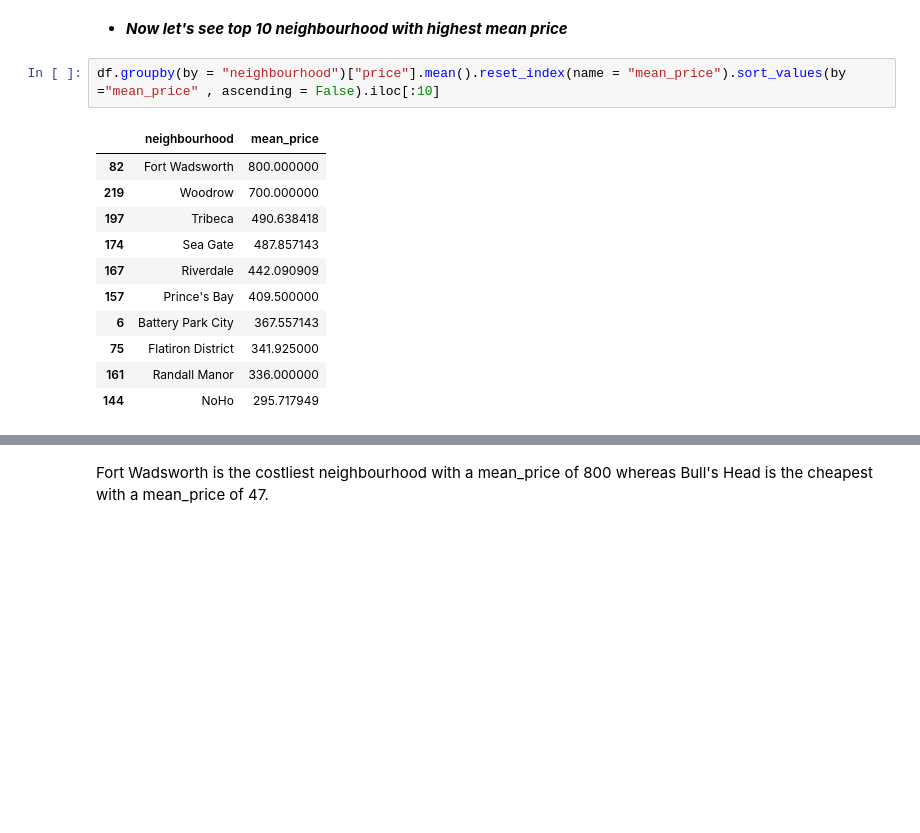
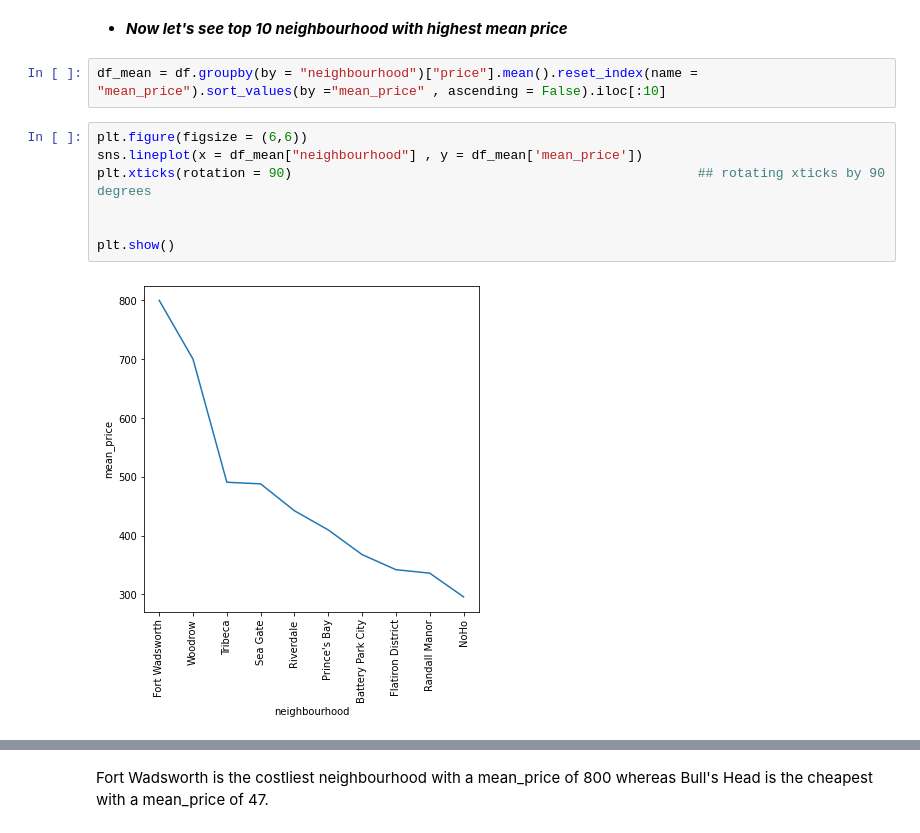
Before and after one commit to ydv1412/airbnb_EDA, a Jupyter notebook: Airbnb_Bookings_Analysis_Capstone_Project.ipynb, the cells around one changed output, grey strips where cells are left out. Cells and saved outputs as stored; diff of their text form; blank space fills up the shorter version.

```diff
--- a/Airbnb_Bookings_Analysis_Capstone_Project.ipynb
+++ b/Airbnb_Bookings_Analysis_Capstone_Project.ipynb
@@ -323,16 +327,13 @@ We can see that we have very few data points in Queens,Staten_ Island,Bronx neig
 # %% [markdown]
 * ***Now let's see top 10 neighbourhood with highest mean price***
 # %%
-df.groupby(by = "neighbourhood")["price"].mean().reset_index(name = "mean_price").sort_values(by ="mean_price" , ascending = False).iloc[:10]
+df_mean = df.groupby(by = "neighbourhood")["price"].mean().reset_index(name = "mean_price").sort_values(by ="mean_price" , ascending = False).iloc[:10]
-# %% [output]
-|  | neighbourhood | mean_price |
-| 82 | Fort Wadsworth | 800.000000 |
-| 219 | Woodrow | 700.000000 |
-| 197 | Tribeca | 490.638418 |
-| 174 | Sea Gate | 487.857143 |
-| 167 | Riverdale | 442.090909 |
-| 157 | Prince's Bay | 409.500000 |
-| 6 | Battery Park City | 367.557143 |
-| 75 | Flatiron District | 341.925000 |
-| 161 | Randall Manor | 336.000000 |
-| 144 | NoHo | 295.717949 |
+# %%
+plt.figure(figsize = (6,6))
+sns.lineplot(x = df_mean["neighbourhood"] , y = df_mean['mean_price'])
+plt.xticks(rotation = 90)                                                    ## rotating xticks by 90 degrees
+
+
+plt.show()
+# %% [output]
+[figure, added]
```
Also changed, not shown: parts of 5 cells of this notebook.
